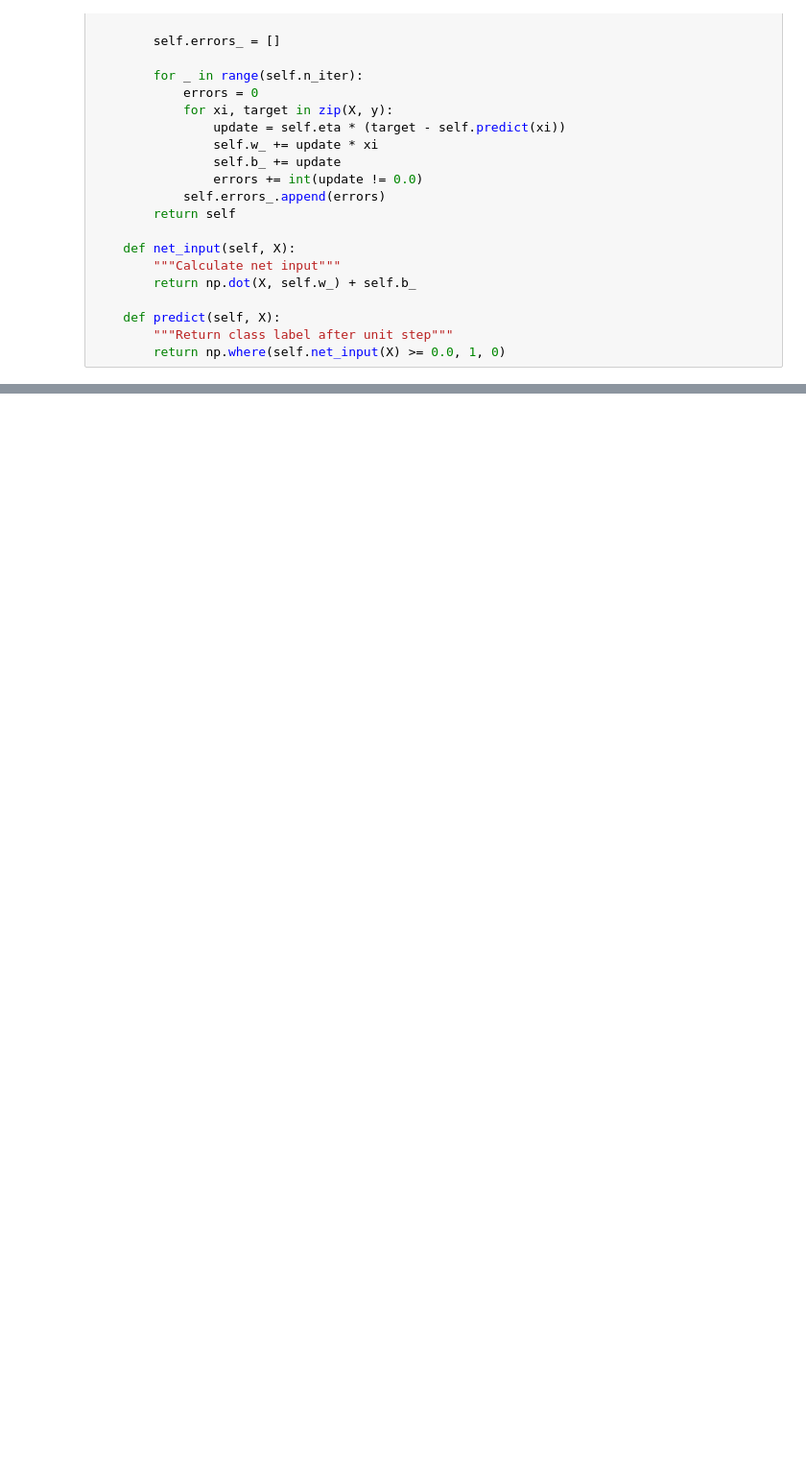
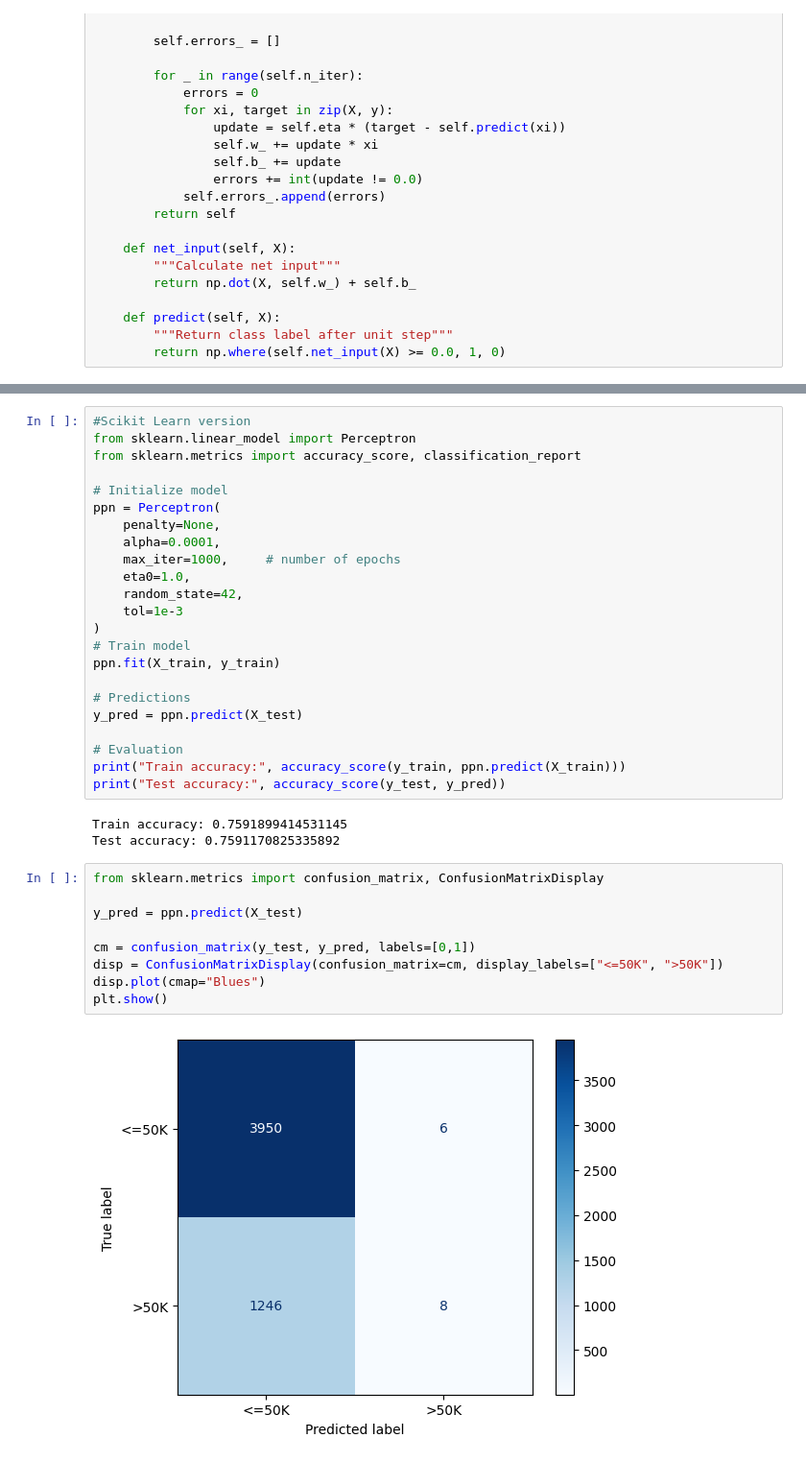
Before and after one commit to EricaCamelopardalis/MS_Classifiers, a Jupyter notebook: Project1.ipynb, the cells around one changed output, grey strips where cells are left out. Shown: that part at 96% size. Cells and saved outputs as stored; diff of their text form; blank space fills up the shorter version.

```diff
--- a/Project1.ipynb
+++ b/Project1.ipynb
@@ -242,0 +273,37 @@ plt.show()
+# %%
+#Scikit Learn version
+from sklearn.linear_model import Perceptron
+from sklearn.metrics import accuracy_score, classification_report
+
+# Initialize model
+ppn = Perceptron(
+    penalty=None,
+    alpha=0.0001,
+    max_iter=1000,     # number of epochs
+    eta0=1.0,
+    random_state=42,
+    tol=1e-3
+)
+# Train model
+ppn.fit(X_train, y_train)
+
+# Predictions
+y_pred = ppn.predict(X_test)
+
+# Evaluation
+print("Train accuracy:", accuracy_score(y_train, ppn.predict(X_train)))
+print("Test accuracy:", accuracy_score(y_test, y_pred))
+# %% [output]
+Train accuracy: 0.7591899414531145
+Test accuracy: 0.7591170825335892
+# %%
+from sklearn.metrics import confusion_matrix, ConfusionMatrixDisplay
+
+y_pred = ppn.predict(X_test)
+
+cm = confusion_matrix(y_test, y_pred, labels=[0,1])
+disp = ConfusionMatrixDisplay(confusion_matrix=cm, display_labels=["<=50K", ">50K"])
+disp.plot(cmap="Blues")
+plt.show()
+# %% [output]
+[figure, added]
```
Also changed, not shown: parts of 8 cells of this notebook, 2 other files.
